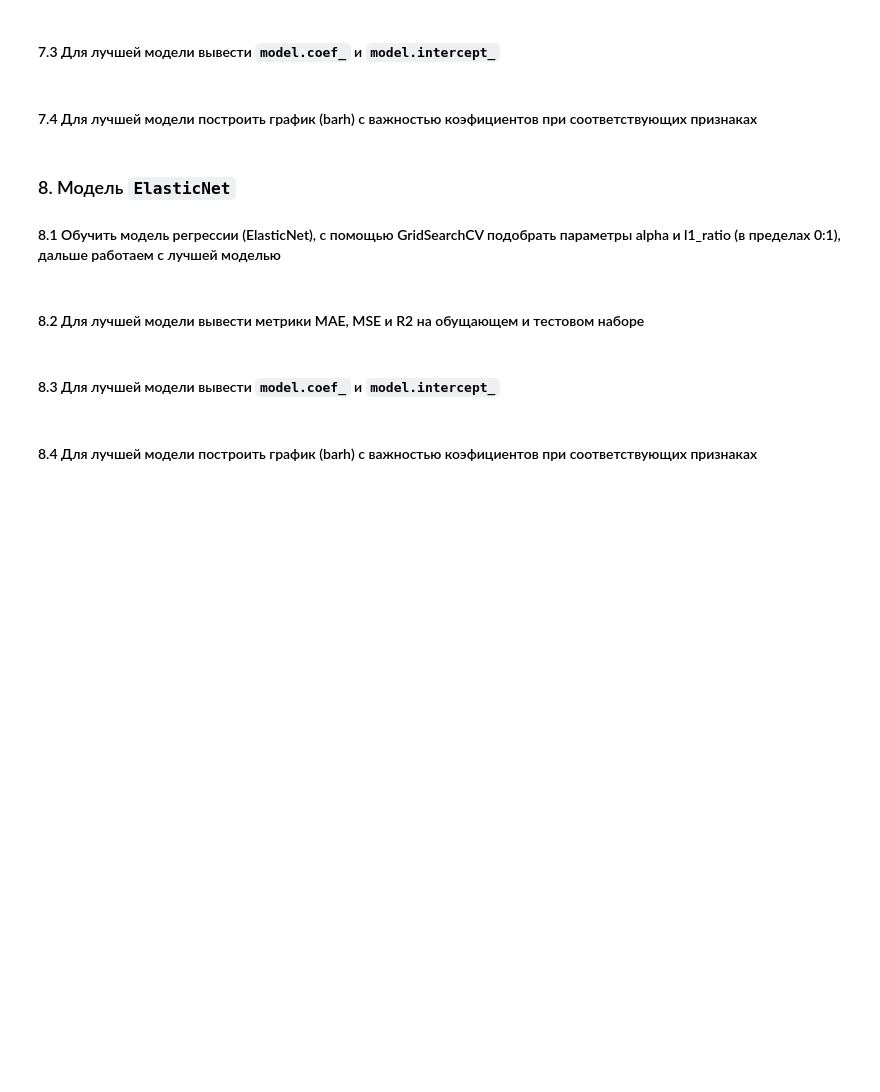
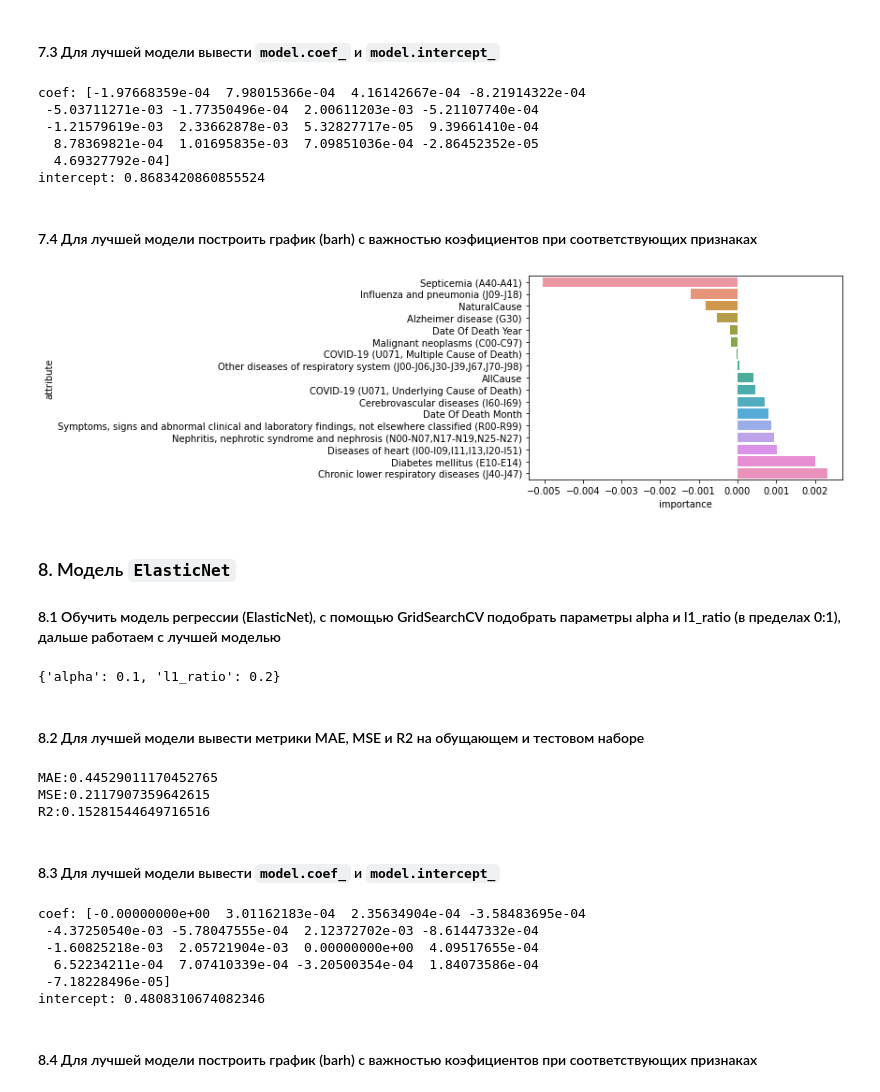
Before and after one commit to Liptee/DS-Labs, a Jupyter notebook: LAB6.ipynb, the cells around one changed output. Drawn from its saved outputs; the diff is of its cells as text; code cells hidden in the pictures; blank space fills up the shorter version.

```diff
--- a/LAB6.ipynb
+++ b/LAB6.ipynb
@@ -118,13 +264,55 @@ KeyError: "['charges'] not found in axis"
 # %% [markdown]
 #### 7.3 Для лучшей модели вывести `model.coef_` и `model.intercept_`
+# %%
+print_coef_intercept(RDG)
+# %% [output]
+coef: [-1.97668359e-04  7.98015366e-04  4.16142667e-04 -8.21914322e-04
+ -5.03711271e-03 -1.77350496e-04  2.00611203e-03 -5.21107740e-04
+ -1.21579619e-03  2.33662878e-03  5.32827717e-05  9.39661410e-04
+  8.78369821e-04  1.01695835e-03  7.09851036e-04 -2.86452352e-05
+  4.69327792e-04]
+intercept: 0.8683420860855524
 # %% [markdown]
 #### 7.4 Для лучшей модели построить график (barh) с важностью коэфициентов при соответствующих признаках
+# %%
+make_barh(RDG, X_train)
+# %% [output]
+[figure, added]
 # %% [markdown]
 ### 8. Модель `ElasticNet`
 #### 8.1 Обучить модель регрессии (ElasticNet), с помощью GridSearchCV подобрать параметры alpha и l1_ratio (в пределах 0:1), дальше работаем с лучшей моделью
+# %%
+ELN = ElasticNet()
+parameters = {
+    'alpha': np.arange(0, 5, 0.1),
+    'l1_ratio': np.arange(0, 2, 0.1),
+}
+ELN = GridSearchCV(ELN, parameters)
+ELN.fit(X_train, Y_train)
+print(ELN.best_params_)
+# %% [output]
+{'alpha': 0.1, 'l1_ratio': 0.2}
 # %% [markdown]
 #### 8.2 Для лучшей модели вывести метрики MAE, MSE и R2 на обущающем и тестовом наборе
+# %%
+ELN = ElasticNet(alpha=0.1, l1_ratio=0.2)
+ELN.fit(X_train, Y_train)
+test_ELN = ELN.predict(X_test)
+print_metrics(test_ELN, Y_test)
+# %% [output]
+MAE:0.44529011170452765
+MSE:0.2117907359642615
+R2:0.15281544649716516
 # %% [markdown]
 #### 8.3 Для лучшей модели вывести `model.coef_` и `model.intercept_`
+# %%
+print_coef_intercept(ELN)
+# %% [output]
+coef: [-0.00000000e+00  3.01162183e-04  2.35634904e-04 -3.58483695e-04
+ -4.37250540e-03 -5.78047555e-04  2.12372702e-03 -8.61447332e-04
+ -1.60825218e-03  2.05721904e-03  0.00000000e+00  4.09517655e-04
+  6.52234211e-04  7.07410339e-04 -3.20500354e-04  1.84073586e-04
+ -7.18228496e-05]
+intercept: 0.4808310674082346
 # %% [markdown]
 #### 8.4 Для лучшей модели построить график (barh) с важностью коэфициентов при соответствующих признаках
```
Also changed, not shown: parts of 39 cells of this notebook.
